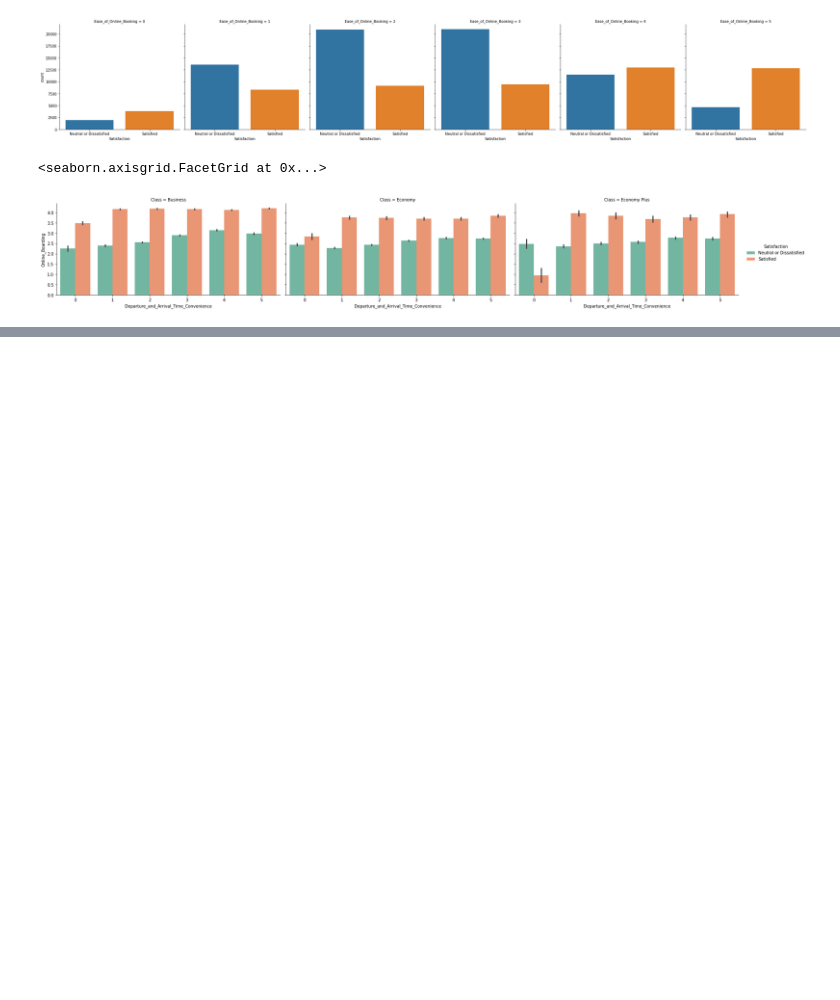
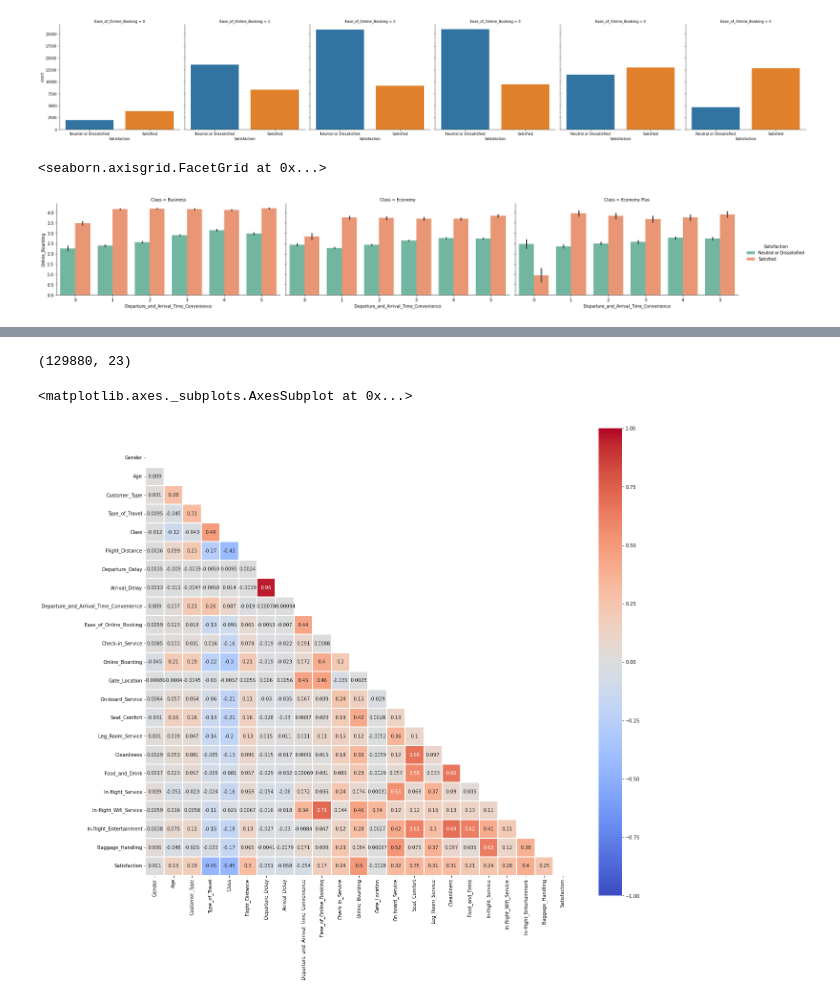
Before and after one commit to ibe-abu-chi/python_EDA, a Jupyter notebook: Airline_satisfaction.ipynb, the cells around one changed output, grey strips where cells are left out. Drawn from its saved outputs; the diff is of its cells as text; code cells hidden in the pictures; blank space fills up the shorter version.

```diff
--- a/Airline_satisfaction.ipynb
+++ b/Airline_satisfaction.ipynb
@@ -290,0 +303,6 @@ sns.stripplot(x='Age', y='Satisfaction', data=df, alpha=0.3, jitter=0.2, color='
+# %%
+# For Train set
+lencoders = {}
+for col in df.select_dtypes(include=['object']).columns:
+    lencoders[col] = LabelEncoder()
+    df[col] = lencoders[col].fit_transform(df[col])
@@ -290,0 +332,13 @@ sns.stripplot(x='Age', y='Satisfaction', data=df, alpha=0.3, jitter=0.2, color='
+# %%
+# Removal of outliers from dataset
+df[~((df < (Q1 - 1.5 * IQR)) |(df > (Q3 + 1.5 * IQR))).any(axis=1)]
+df.shape
+# %% [output]
+(129880, 23)
+# %%
+mask = np.triu(np.ones_like(df.corr(), dtype=np.bool))
+f, ax = plt.subplots(figsize=(20, 20))
+sns.heatmap(df.corr(), mask = mask, cmap = 'coolwarm', vmax = 1, vmin = -1, center = 0, square = True, annot = True, linewidths = 1, cbar_kws={"shrink": .9})
+# %% [output]
+<matplotlib.axes._subplots.AxesSubplot at 0x...>
+[figure, added]
```
Also changed, not shown: parts of 34 cells of this notebook.
